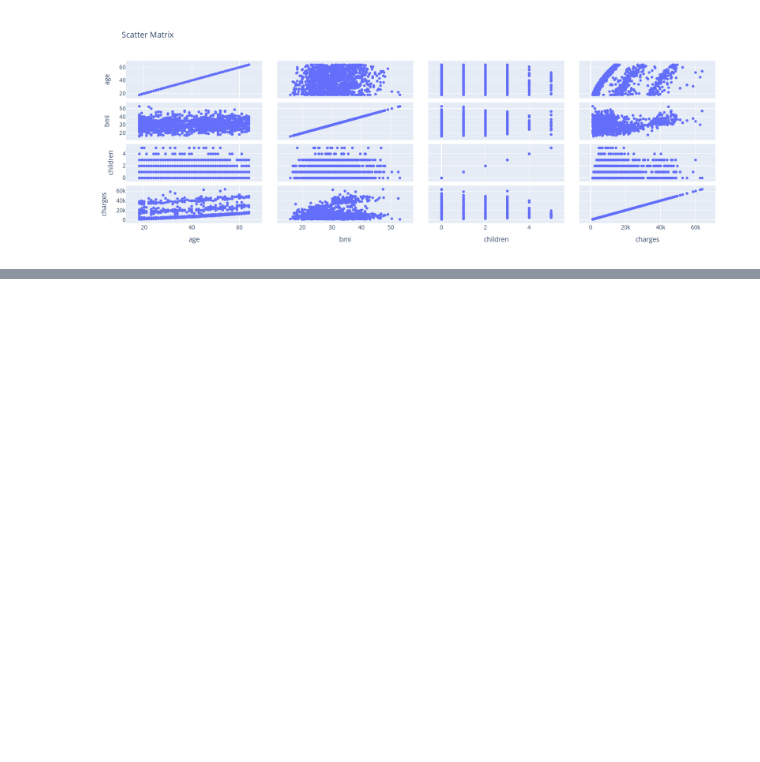
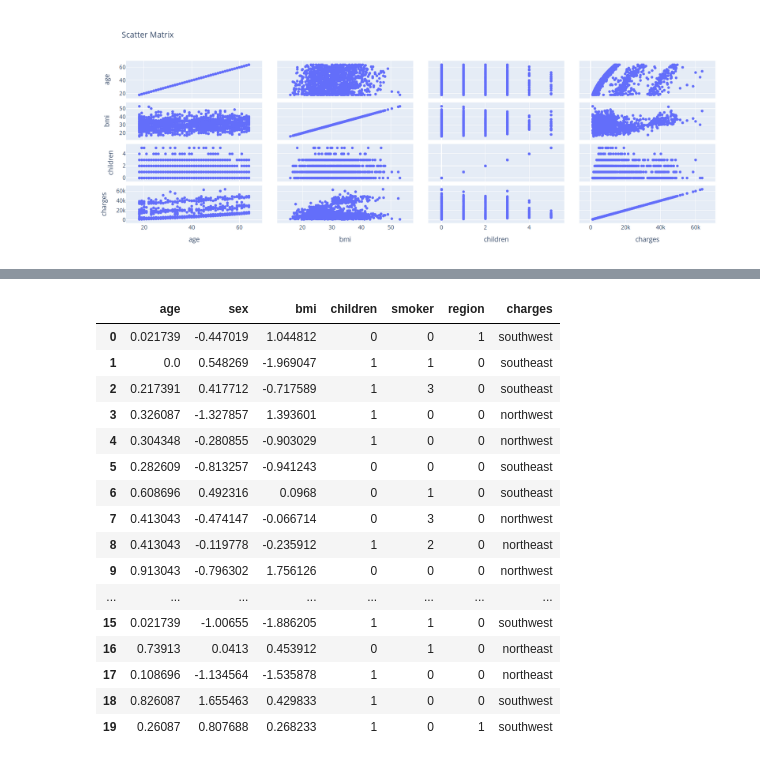
Before and after one commit to sonicmortis/Portfolio, a Jupyter notebook: Insurance/Insurance_Project.ipynb, the cells around one changed output, grey strips where cells are left out. Cells and saved outputs as stored; diff of their text form; code cells hidden in the pictures; blank space fills up the shorter version.

```diff
--- a/Insurance/Insurance_Project.ipynb
+++ b/Insurance/Insurance_Project.ipynb
@@ -249,0 +147,8 @@ Name: charges, dtype: float64
+# %%
+from sklearn.preprocessing import LabelEncoder
+
+# Label Encoding for sex and smoker
+df["sex"] = df["sex"].map({"female": 0, "male": 1})
+df["smoker"] = df["smoker"].map({"no": 0, "yes": 1})
+
+df.head(10)
@@ -249,0 +167,74 @@ Name: charges, dtype: float64
+# %%
+from sklearn.base import BaseEstimator, TransformerMixin
+from sklearn.pipeline import Pipeline
+from sklearn.preprocessing import MinMaxScaler, StandardScaler
+from sklearn.compose import ColumnTransformer
+
+class OutlierHandler(BaseEstimator, TransformerMixin):
+    def __init__(self, columns):
+        self.columns = columns
+
+    def fit(self, X, y=None):
+        self.medians = X[self.columns].median()
+        return self
+
+    def transform(self, X):
+        X = X.copy()
+        for col in self.columns:
+            Q1 = X[col].quantile(0.25)
+            Q3 = X[col].quantile(0.75)
+            IQR = Q3 - Q1
+            lower_bound = Q1 - 1.5 * IQR
+            upper_bound = Q3 + 1.5 * IQR
+            X[col] = np.where((X[col] < lower_bound) | (X[col] > upper_bound), self.medians[col], X[col])
+        return X
+
+class LogTransformer(BaseEstimator, TransformerMixin):
+    def __init__(self, column):
+        self.column = column
+
+    def fit(self, X, y=None):
+        return self
+
+    def transform(self, X):
+        X = X.copy()
+        X[self.column] = np.log1p(X[self.column])
+        return X
+
+# Define the pipeline
+pipeline = Pipeline([
+    ('outlier_handler', OutlierHandler(columns=['age', 'bmi', 'charges'])),
+    ('preprocessing', ColumnTransformer([
+        ('age_scaler', MinMaxScaler(), ['age']),
+        ('bmi_scaler', StandardScaler(), ['bmi']),
+        ('charges_transform', Pipeline([
+            ('log_transform', LogTransformer(column='charges')),
+            ('standard_scaler', StandardScaler())
+        ]), ['charges'])
+    ], remainder='passthrough'))
+])
+
+# Apply the pipeline to the dataframe
+df_transformed = pipeline.fit_transform(df)
+
+# Convert the result back to a DataFrame
+df_transformed = pd.DataFrame(df_transformed, columns=df.columns)
+df_transformed.head(20)
+# %% [output]
+|  | age | sex | bmi | children | smoker | region | charges |
+| 0 | 0.021739 | -0.447019 | 1.044812 | 0 | 0 | 1 | southwest |
+| 1 | 0.0 | 0.548269 | -1.969047 | 1 | 1 | 0 | southeast |
+| 2 | 0.217391 | 0.417712 | -0.717589 | 1 | 3 | 0 | southeast |
+| 3 | 0.326087 | -1.327857 | 1.393601 | 1 | 0 | 0 | northwest |
+| 4 | 0.304348 | -0.280855 | -0.903029 | 1 | 0 | 0 | northwest |
+| 5 | 0.282609 | -0.813257 | -0.941243 | 0 | 0 | 0 | southeast |
+| 6 | 0.608696 | 0.492316 | 0.0968 | 0 | 1 | 0 | southeast |
+| 7 | 0.413043 | -0.474147 | -0.066714 | 0 | 3 | 0 | northwest |
+| 8 | 0.413043 | -0.119778 | -0.235912 | 1 | 2 | 0 | northeast |
+| 9 | 0.913043 | -0.796302 | 1.756126 | 0 | 0 | 0 | northwest |
+| ... | ... | ... | ... | ... | ... | ... | ... |
+| 15 | 0.021739 | -1.00655 | -1.886205 | 1 | 1 | 0 | southwest |
+| 16 | 0.73913 | 0.0413 | 0.453912 | 0 | 1 | 0 | northeast |
+| 17 | 0.108696 | -1.134564 | -1.535878 | 1 | 0 | 0 | northeast |
+| 18 | 0.826087 | 1.655463 | 0.429833 | 1 | 0 | 0 | southwest |
+| 19 | 0.26087 | 0.807688 | 0.268233 | 1 | 0 | 1 | southwest |
```
Also changed, not shown: parts of 2 cells of this notebook.
